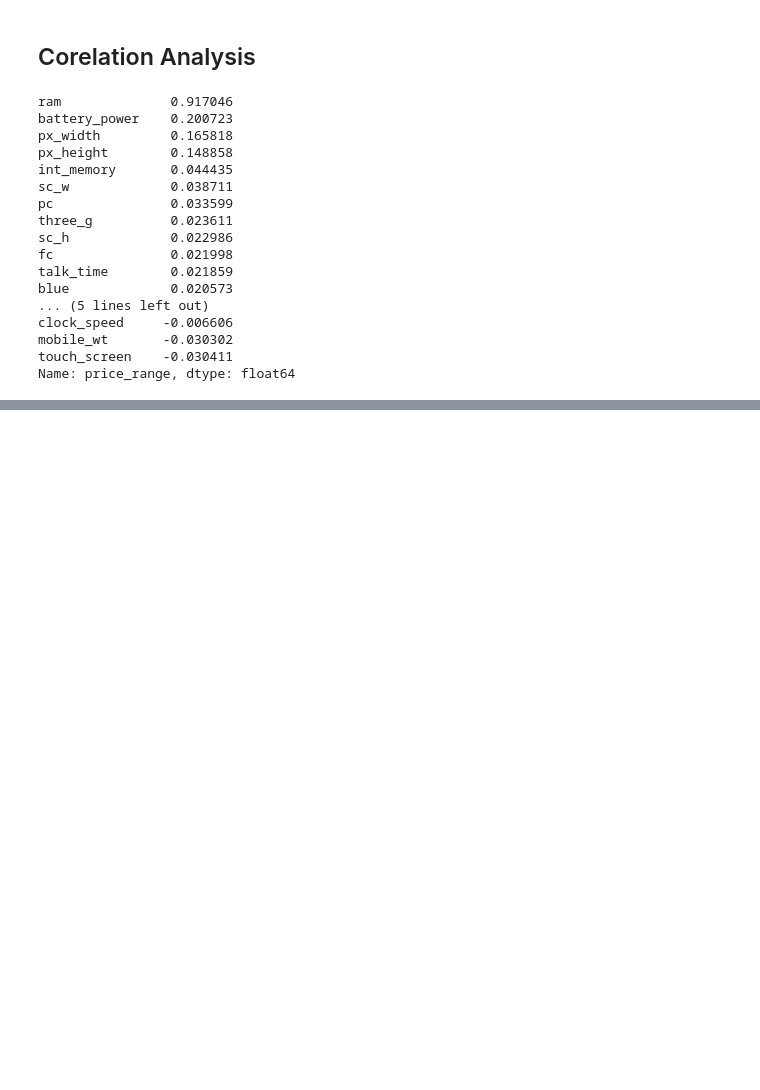
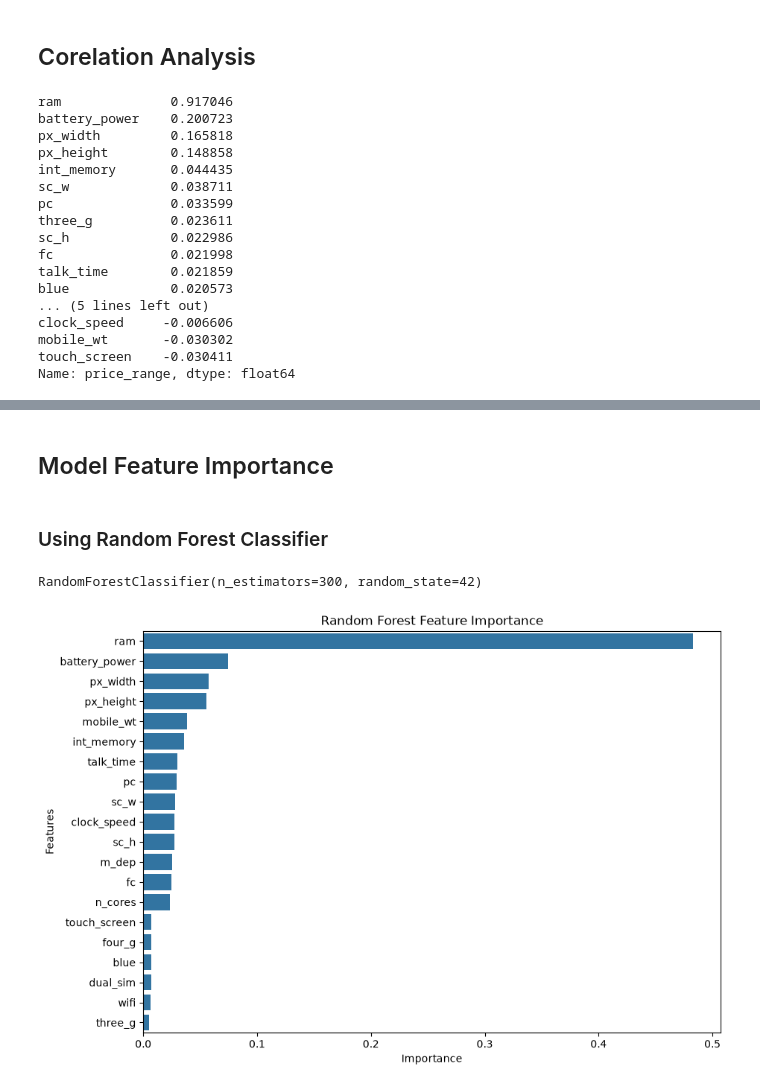
Before and after one commit to anojpradhan/mobile_price_detection, a Jupyter notebook: notebooks/02_eda.ipynb, the cells around one changed output, grey strips where cells are left out. Cells and saved outputs as stored; diff of their text form; code cells hidden in the pictures; blank space fills up the shorter version.

Commit message:
feat:first version of importance features seen

```diff
--- a/notebooks/02_eda.ipynb
+++ b/notebooks/02_eda.ipynb
@@ -250,0 +301,30 @@ plt.show()
+# %% [markdown]
+## Model Feature Importance
+# %% [markdown]
+### Using Random Forest Classifier
+# %%
+X= df_mobile_train.drop(columns='price_range')
+y=df_mobile_train['price_range']
+# %%
+from sklearn.model_selection import train_test_split
+
+X_train, X_test, y_train, y_test = train_test_split(X,y, test_size= 0.2, random_state= 42, stratify= y)
+# %%
+from sklearn.ensemble import RandomForestClassifier
+
+model = RandomForestClassifier(n_estimators=300,random_state=42)
+model.fit(X_train, y_train)
+# %% [output]
+RandomForestClassifier(n_estimators=300, random_state=42)
+# %%
+importance = pd.Series(model.feature_importances_,index=X_train.columns).sort_values(ascending=False)
+# %%
+plt.figure(figsize=(10,7))
+sns.barplot(x=importance.values, y= importance.index)
+plt.title("Random Forest Feature Importance")
+plt.xlabel("Importance")
+plt.ylabel("Features")
+
+plt.show()
+# %% [output]
+[figure, added]
```
Also changed, not shown: parts of 5 cells of this notebook.
